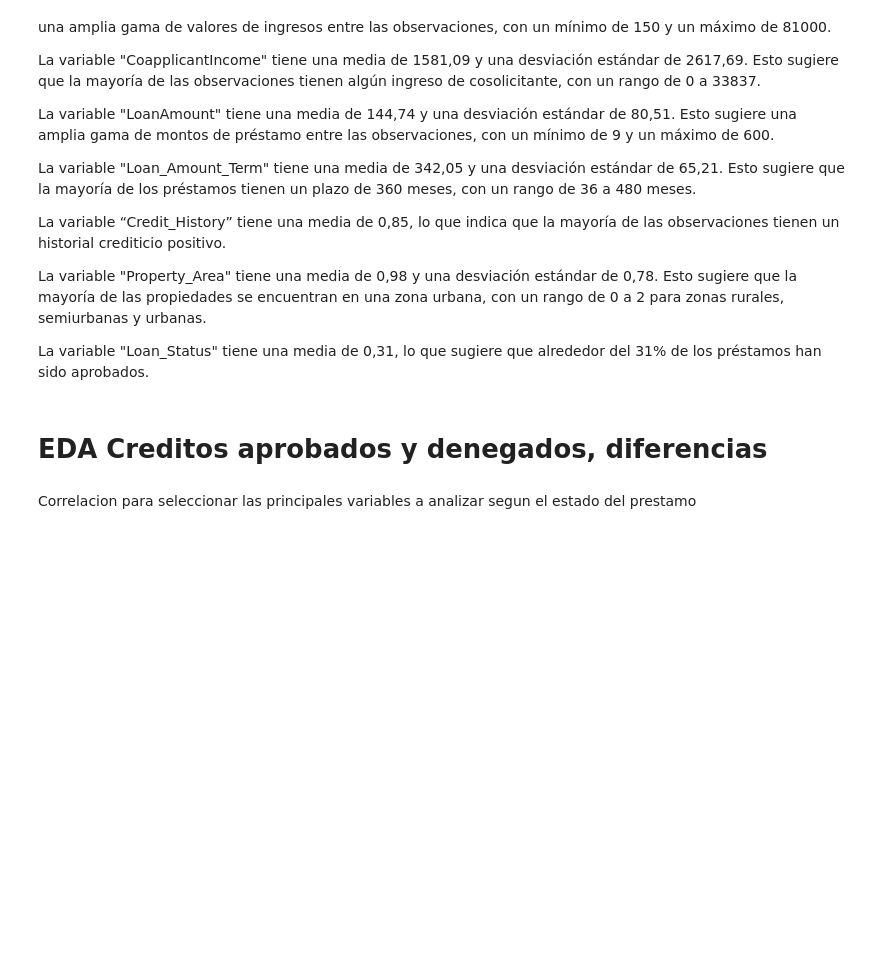
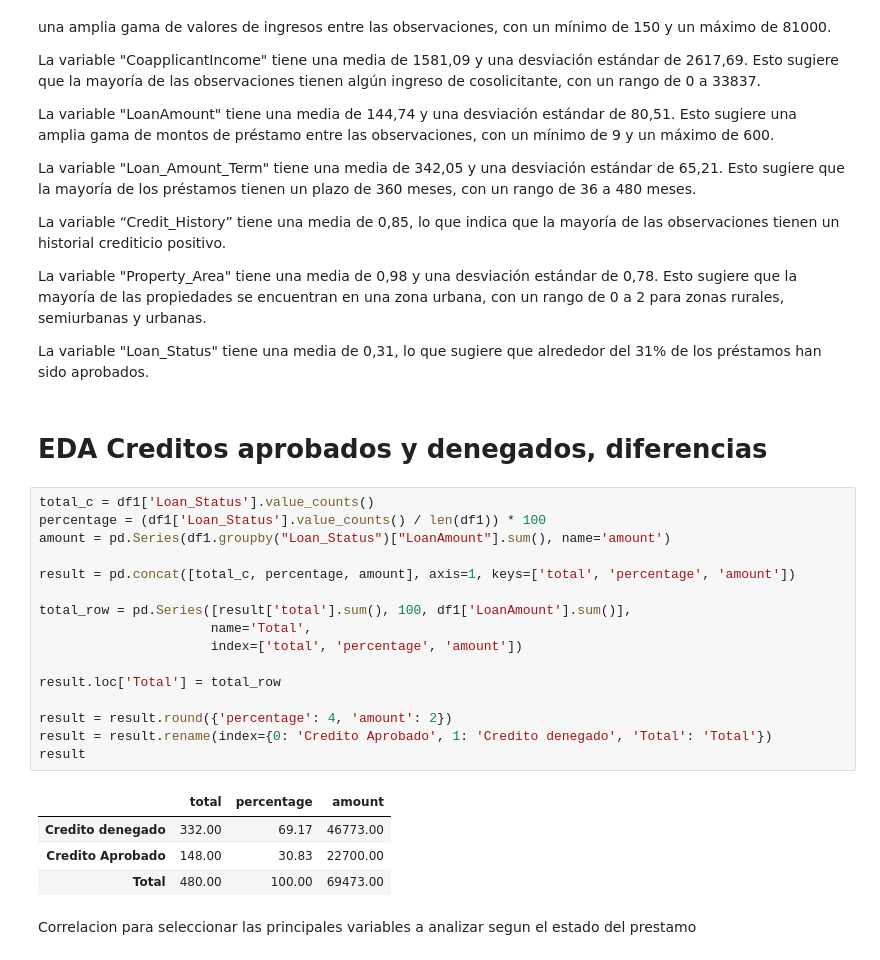
Before and after one commit to RodrigoLarroca/MachineLearning_Inicios, a Jupyter notebook: Hipotecario_prediccion_XGBoost.ipynb, the cells around one changed output. Drawn from its saved outputs; the diff is of its cells as text; blank space fills up the shorter version.

```diff
--- a/Hipotecario_prediccion_XGBoost.ipynb
+++ b/Hipotecario_prediccion_XGBoost.ipynb
@@ -246,6 +246,27 @@ La variable "Property_Area" tiene una media de 0,98 y una desviación estándar
 La variable "Loan_Status" tiene una media de 0,31, lo que sugiere que alrededor del 31% de los préstamos han sido aprobados.
 # %% [markdown]
 # EDA **Creditos aprobados y denegados, diferencias**
+# %%
+total_c = df1['Loan_Status'].value_counts()
+percentage = (df1['Loan_Status'].value_counts() / len(df1)) * 100
+amount = pd.Series(df1.groupby("Loan_Status")["LoanAmount"].sum(), name='amount')
+
+result = pd.concat([total_c, percentage, amount], axis=1, keys=['total', 'percentage', 'amount'])
+
+total_row = pd.Series([result['total'].sum(), 100, df1['LoanAmount'].sum()],
+                      name='Total',
+                      index=['total', 'percentage', 'amount'])
+
+result.loc['Total'] = total_row
+
+result = result.round({'percentage': 4, 'amount': 2})
+result = result.rename(index={0: 'Credito Aprobado', 1: 'Credito denegado', 'Total': 'Total'})
+result
+# %% [output]
+|  | total | percentage | amount |
+| Credito denegado | 332.00 | 69.17 | 46773.00 |
+| Credito Aprobado | 148.00 | 30.83 | 22700.00 |
+| Total | 480.00 | 100.00 | 69473.00 |
 # %% [markdown]
 Correlacion para seleccionar las principales variables a analizar segun el estado del prestamo
 # %%
```
